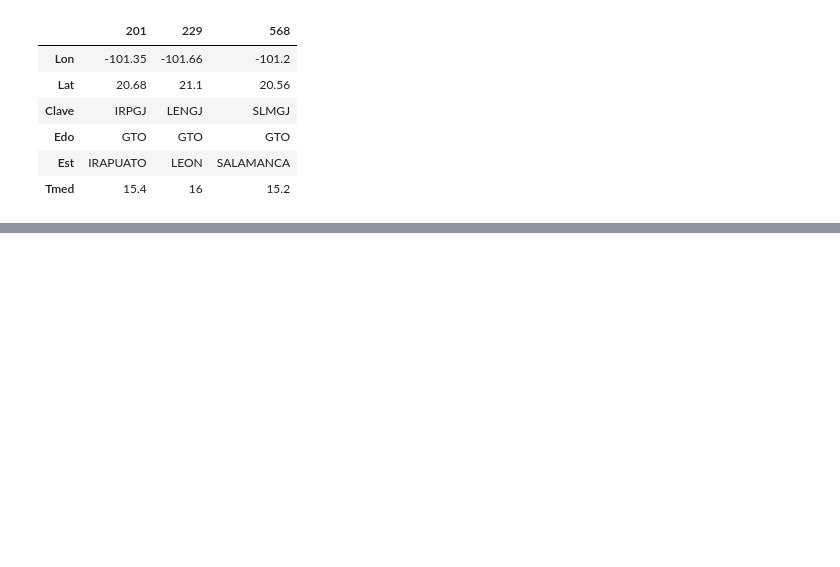
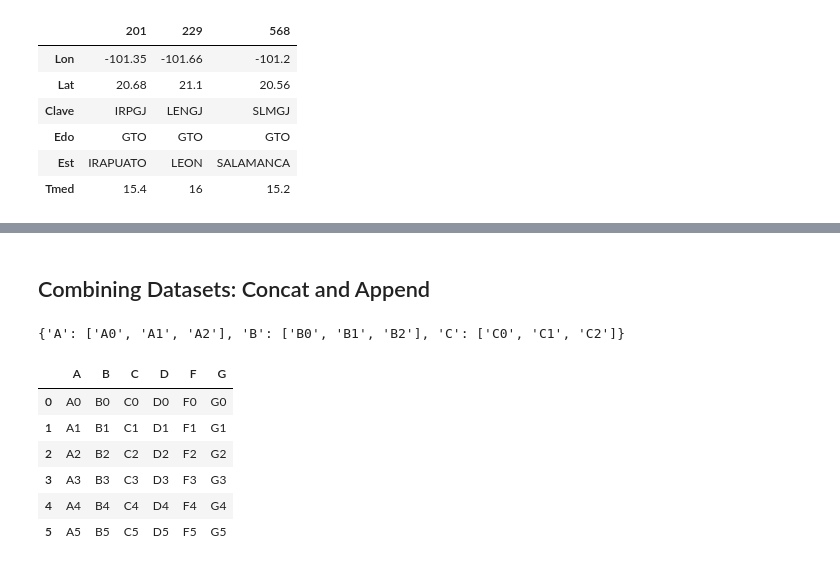
Before and after one commit to DCIDA2019/da2019-Oscar2401, a Jupyter notebook: Semana2/Tareas/Tarea_1.ipynb, the cells around one changed output, grey strips where cells are left out. Cells and saved outputs as stored; diff of their text form; code cells hidden in the pictures; blank space fills up the shorter version.

```diff
--- a/Semana2/Tareas/Tarea_1.ipynb
+++ b/Semana2/Tareas/Tarea_1.ipynb
@@ -730,0 +727,22 @@ MultiIndex(levels=[['C', 'E', 'L', 'T'], ['a', 'd', 'l', 'm', 'o', 's'], ['a', '
+# %% [markdown]
+## Combining Datasets: Concat and Append
+# %%
+#Usamos la función del libro
+def make_df(cols, ind):
+    data = {c: [str(c) + str(i) for i in ind]
+            for c in cols}
+    return pd.DataFrame(data, ind)
+# %%
+{c: [str(c) + str(i) for i in range(3)]for c in 'ABC'} #vemos lo que hace el ciclo:
+# %% [output]
+{'A': ['A0', 'A1', 'A2'], 'B': ['B0', 'B1', 'B2'], 'C': ['C0', 'C1', 'C2']}
+# %%
+make_df('ABCDFG',range(6))
+# %% [output]
+|  | A | B | C | D | F | G |
+| 0 | A0 | B0 | C0 | D0 | F0 | G0 |
+| 1 | A1 | B1 | C1 | D1 | F1 | G1 |
+| 2 | A2 | B2 | C2 | D2 | F2 | G2 |
+| 3 | A3 | B3 | C3 | D3 | F3 | G3 |
+| 4 | A4 | B4 | C4 | D4 | F4 | G4 |
+| 5 | A5 | B5 | C5 | D5 | F5 | G5 |
```
Also changed, not shown: parts of 12 cells of this notebook.
